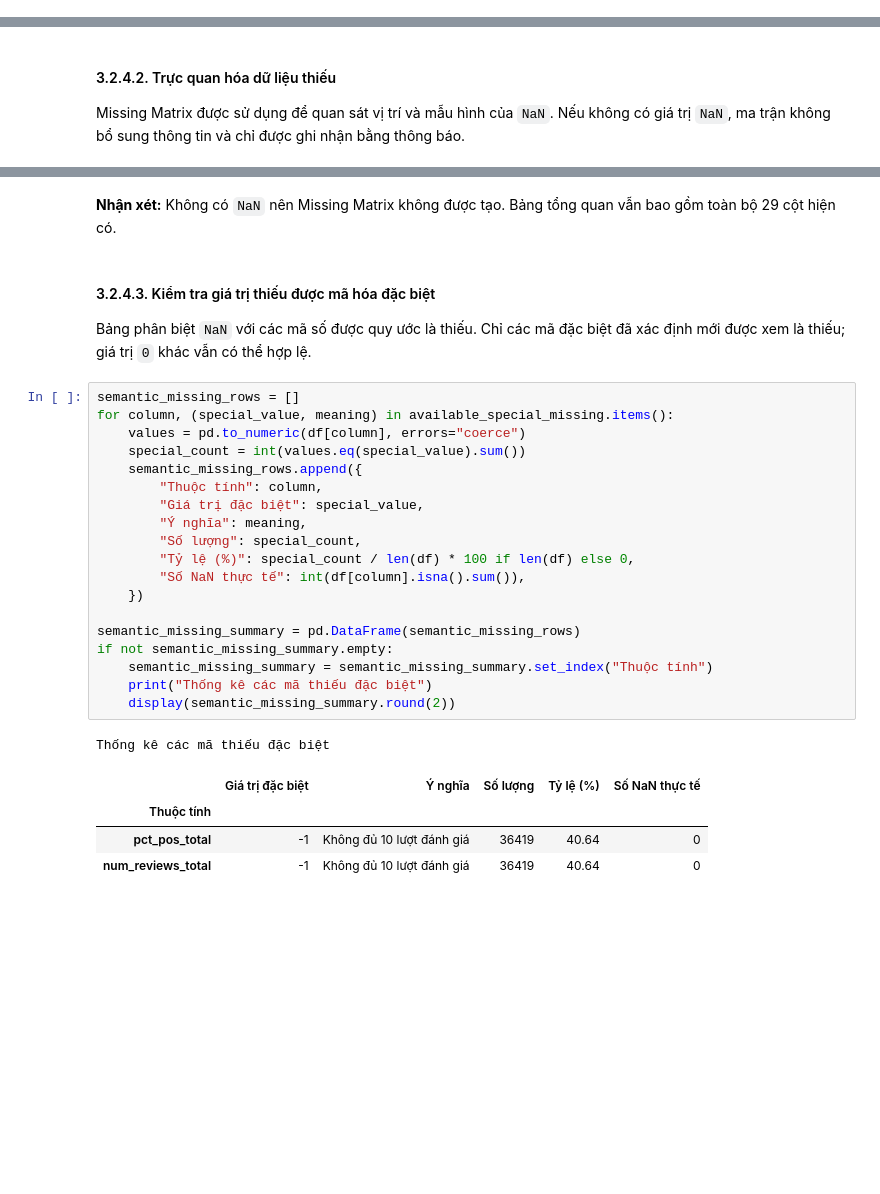
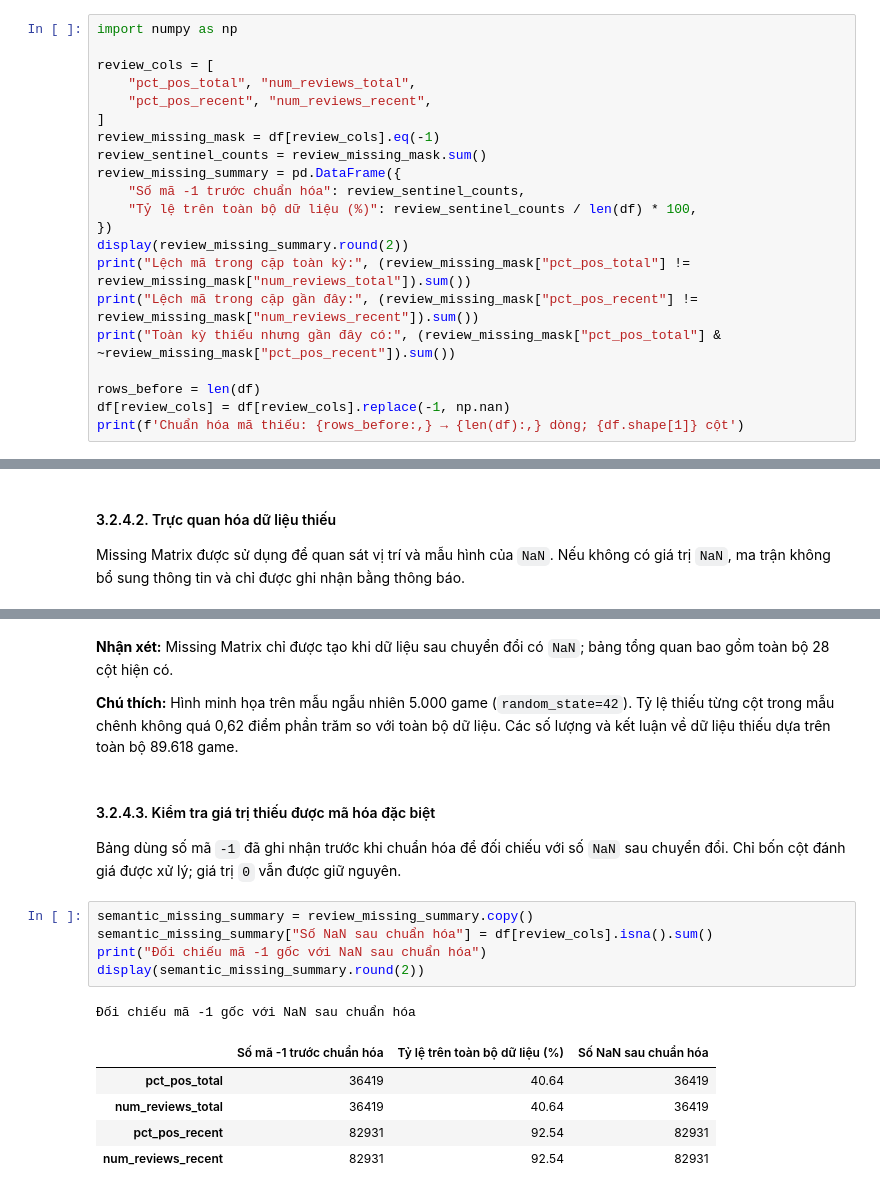
Before and after one commit to ltny24/STEAM-GAME-PROJECT, a Jupyter notebook: notebooks/01_collection_exploration.ipynb, the cells around one changed output, grey strips where cells are left out. Drawn from its saved outputs; the diff is of its cells as text; blank space fills up the shorter version.

```diff
--- a/notebooks/01_collection_exploration.ipynb
+++ b/notebooks/01_collection_exploration.ipynb
@@ -304,0 +481,21 @@ df[string_cols] = df[string_cols].astype("string")
+# %%
+import numpy as np
+
+review_cols = [
+    "pct_pos_total", "num_reviews_total",
+    "pct_pos_recent", "num_reviews_recent",
+]
+review_missing_mask = df[review_cols].eq(-1)
+review_sentinel_counts = review_missing_mask.sum()
+review_missing_summary = pd.DataFrame({
+    "Số mã -1 trước chuẩn hóa": review_sentinel_counts,
+    "Tỷ lệ trên toàn bộ dữ liệu (%)": review_sentinel_counts / len(df) * 100,
+})
+display(review_missing_summary.round(2))
+print("Lệch mã trong cặp toàn kỳ:", (review_missing_mask["pct_pos_total"] != review_missing_mask["num_reviews_total"]).sum())
+print("Lệch mã trong cặp gần đây:", (review_missing_mask["pct_pos_recent"] != review_missing_mask["num_reviews_recent"]).sum())
+print("Toàn kỳ thiếu nhưng gần đây có:", (review_missing_mask["pct_pos_total"] & ~review_missing_mask["pct_pos_recent"]).sum())
+
+rows_before = len(df)
+df[review_cols] = df[review_cols].replace(-1, np.nan)
+print(f'Chuẩn hóa mã thiếu: {rows_before:,} → {len(df):,} dòng; {df.shape[1]} cột')
@@ -924,31 +1157,20 @@ if df.isna().to_numpy().any():
 # %% [markdown]
-**Nhận xét:** Không có `NaN` nên Missing Matrix không được tạo. Bảng tổng quan vẫn bao gồm toàn bộ 29 cột hiện có.
+**Nhận xét:** Missing Matrix chỉ được tạo khi dữ liệu sau chuyển đổi có `NaN`; bảng tổng quan bao gồm toàn bộ 28 cột hiện có.
+
+**Chú thích:** Hình minh họa trên mẫu ngẫu nhiên 5.000 game (`random_state=42`). Tỷ lệ thiếu từng cột trong mẫu chênh không quá 0,62 điểm phần trăm so với toàn bộ dữ liệu. Các số lượng và kết luận về dữ liệu thiếu dựa trên toàn bộ 89.618 game.
 # %% [markdown]
 #### 3.2.4.3. Kiểm tra giá trị thiếu được mã hóa đặc biệt
-Bảng phân biệt `NaN` với các mã số được quy ước là thiếu. Chỉ các mã đặc biệt đã xác định mới được xem là thiếu; giá trị `0` khác vẫn có thể hợp lệ.
+Bảng dùng số mã `-1` đã ghi nhận trước khi chuẩn hóa để đối chiếu với số `NaN` sau chuyển đổi. Chỉ bốn cột đánh giá được xử lý; giá trị `0` vẫn được giữ nguyên.
 # %%
-semantic_missing_rows = []
-for column, (special_value, meaning) in available_special_missing.items():
-    values = pd.to_numeric(df[column], errors="coerce")
-    special_count = int(values.eq(special_value).sum())
-    semantic_missing_rows.append({
-        "Thuộc tính": column,
-        "Giá trị đặc biệt": special_value,
-        "Ý nghĩa": meaning,
-        "Số lượng": special_count,
-        "Tỷ lệ (%)": special_count / len(df) * 100 if len(df) else 0,
-        "Số NaN thực tế": int(df[column].isna().sum()),
-    })
-
-semantic_missing_summary = pd.DataFrame(semantic_missing_rows)
-if not semantic_missing_summary.empty:
-    semantic_missing_summary = semantic_missing_summary.set_index("Thuộc tính")
-    print("Thống kê các mã thiếu đặc biệt")
-    display(semantic_missing_summary.round(2))
+semantic_missing_summary = review_missing_summary.copy()
+semantic_missing_summary["Số NaN sau chuẩn hóa"] = df[review_cols].isna().sum()
+print("Đối chiếu mã -1 gốc với NaN sau chuẩn hóa")
+display(semantic_missing_summary.round(2))
 # %% [output]
-Thống kê các mã thiếu đặc biệt
+Đối chiếu mã -1 gốc với NaN sau chuẩn hóa
-|  | Giá trị đặc biệt | Ý nghĩa | Số lượng | Tỷ lệ (%) | Số NaN thực tế |
-| Thuộc tính |  |  |  |  |  |
-| pct_pos_total | -1 | Không đủ 10 lượt đánh giá | 36419 | 40.64 | 0 |
-| num_reviews_total | -1 | Không đủ 10 lượt đánh giá | 36419 | 40.64 | 0 |
+|  | Số mã -1 trước chuẩn hóa | Tỷ lệ trên toàn bộ dữ liệu (%) | Số NaN sau chuẩn hóa |
+| pct_pos_total | 36419 | 40.64 | 36419 |
+| num_reviews_total | 36419 | 40.64 | 36419 |
+| pct_pos_recent | 82931 | 92.54 | 82931 |
+| num_reviews_recent | 82931 | 92.54 | 82931 |
 # %% [markdown]
```
Also changed, not shown: parts of 76 cells of this notebook.
